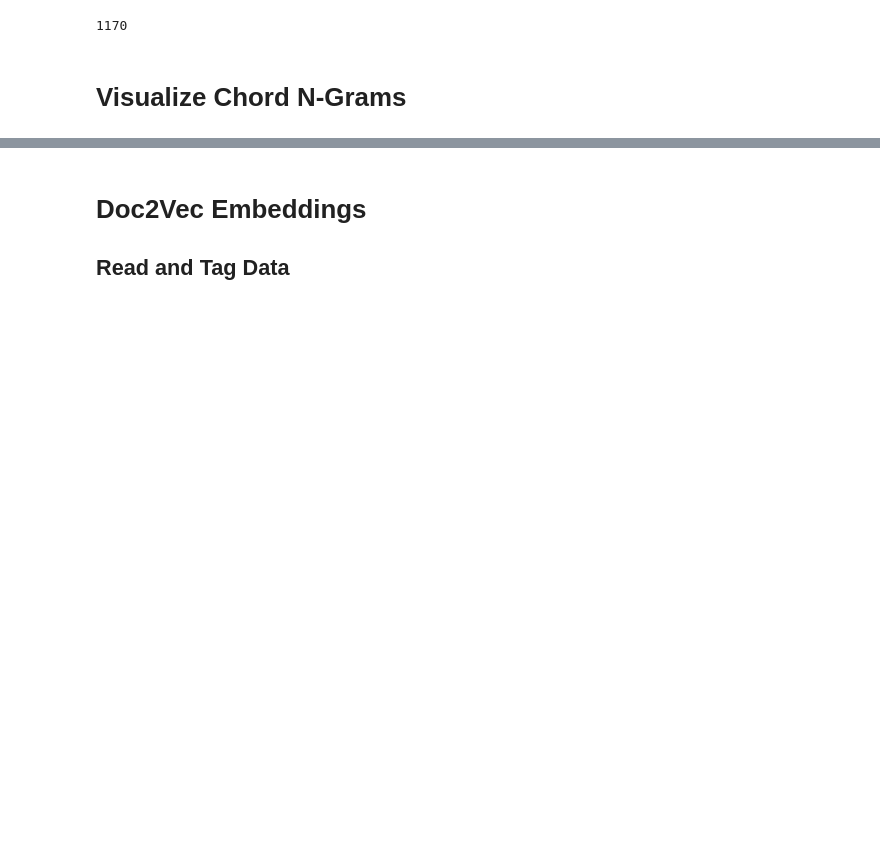
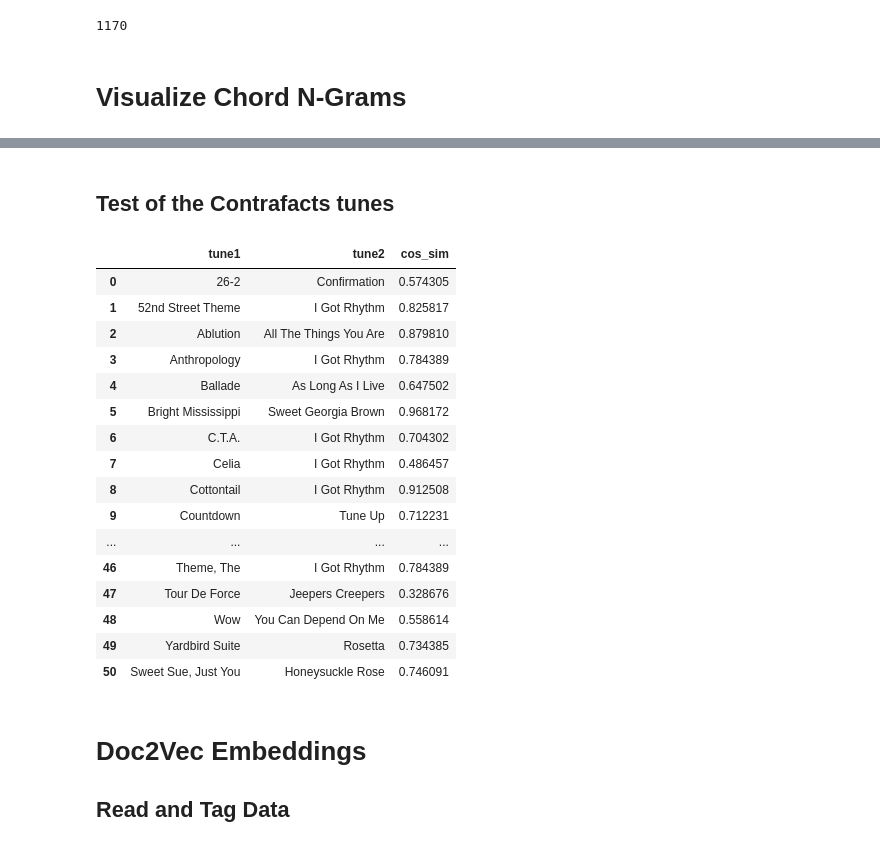
Before and after one commit to 11doris/jazz-tunes-similarity, a Jupyter notebook: tune_similarity_doc2vec.ipynb, the cells around one changed output, grey strips where cells are left out. Saved outputs shown, nothing was run; the diff lists cells and outputs as text; code cells hidden in the pictures; blank space fills up the shorter version.

Commit message:
Add contrafacts test results for simple TF-IDF model.

```diff
--- a/tune_similarity_doc2vec.ipynb
+++ b/tune_similarity_doc2vec.ipynb
@@ -189,3 +296,35 @@ fig.show()
+# %% [markdown]
+## Test of the Contrafacts tunes
+# %%
+t1 = []
+t2 = []
+simval = []
+for tune1, tune2 in contrafacts_test:
+  t1.append(index_to_title[tune1])
+  t2.append(index_to_title[tune2])
+  simval.append(cosine_similarity(tfidf_matrix[tune1], tfidf_matrix[tune2])[0][0])
+
+
+df_eval_tfidf = pd.DataFrame(zip(t1, t2, simval), columns=['tune1', 'tune2', 'cos_sim'])
+df_eval_tfidf
+# %% [output]
+|  | tune1 | tune2 | cos_sim |
+| 0 | 26-2 | Confirmation | 0.574305 |
+| 1 | 52nd Street Theme | I Got Rhythm | 0.825817 |
+| 2 | Ablution | All The Things You Are | 0.879810 |
+| 3 | Anthropology | I Got Rhythm | 0.784389 |
+| 4 | Ballade | As Long As I Live | 0.647502 |
+| 5 | Bright Mississippi | Sweet Georgia Brown | 0.968172 |
+| 6 | C.T.A. | I Got Rhythm | 0.704302 |
+| 7 | Celia | I Got Rhythm | 0.486457 |
+| 8 | Cottontail | I Got Rhythm | 0.912508 |
+| 9 | Countdown | Tune Up | 0.712231 |
+| ... | ... | ... | ... |
+| 46 | Theme, The | I Got Rhythm | 0.784389 |
+| 47 | Tour De Force | Jeepers Creepers | 0.328676 |
+| 48 | Wow | You Can Depend On Me | 0.558614 |
+| 49 | Yardbird Suite | Rosetta | 0.734385 |
+| 50 | Sweet Sue, Just You | Honeysuckle Rose | 0.746091 |
 # %% [markdown]
 # Doc2Vec Embeddings
 
```
Also changed, not shown: parts of 21 cells of this notebook.
